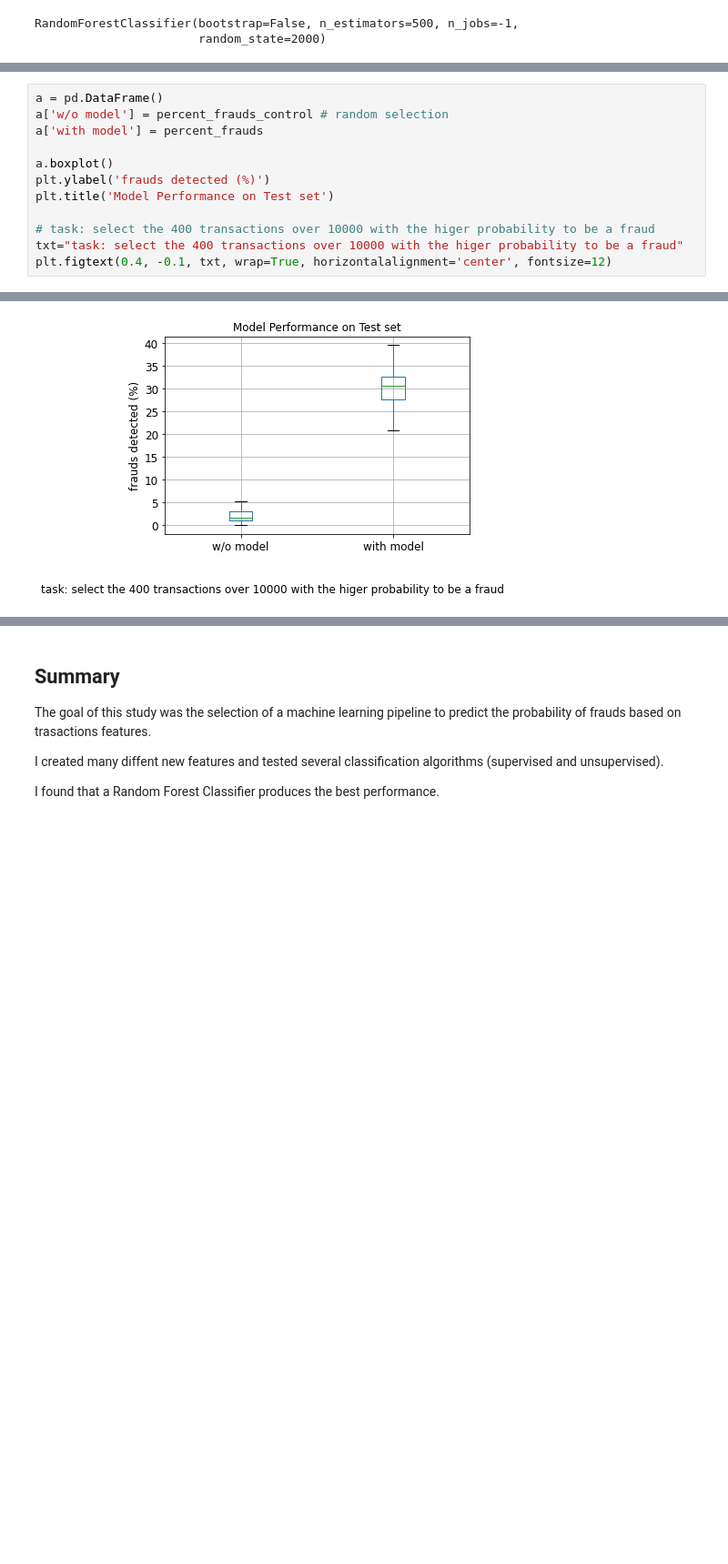
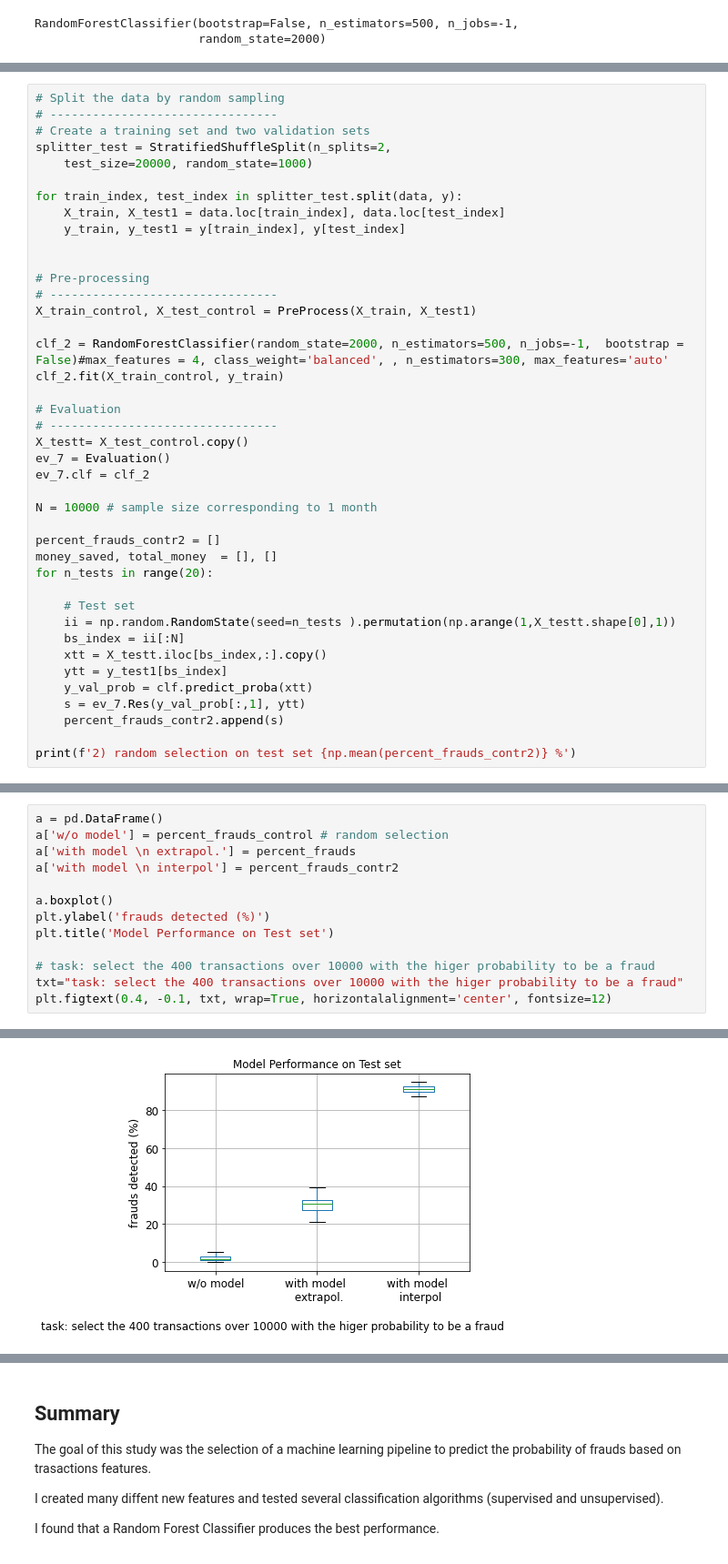
Before and after one commit to GiacomoBenvenuti/Banking_Fraud_Detection, a Jupyter notebook: Fraud_detection_Main.ipynb, the cells around one changed output, grey strips where cells are left out. Shown: that part at 91% size. Drawn from its saved outputs; the diff is of its cells as text; blank space fills up the shorter version.

```diff
--- a/Fraud_detection_Main.ipynb
+++ b/Fraud_detection_Main.ipynb
@@ -1294,0 +1312,41 @@ Average across 20 bootstrapped datasets
+# %%
+# Split the data by random sampling
+# --------------------------------
+# Create a training set and two validation sets
+splitter_test = StratifiedShuffleSplit(n_splits=2,
+    test_size=20000, random_state=1000)
+
+for train_index, test_index in splitter_test.split(data, y):
+    X_train, X_test1 = data.loc[train_index], data.loc[test_index]
+    y_train, y_test1 = y[train_index], y[test_index]
+
+
+# Pre-processing
+# --------------------------------
+X_train_control, X_test_control = PreProcess(X_train, X_test1)
+
+clf_2 = RandomForestClassifier(random_state=2000, n_estimators=500, n_jobs=-1,  bootstrap = False)#max_features = 4, class_weight='balanced', , n_estimators=300, max_features='auto'
+clf_2.fit(X_train_control, y_train)
+
+# Evaluation
+# --------------------------------
+X_testt= X_test_control.copy()
+ev_7 = Evaluation()
+ev_7.clf = clf_2
+
+N = 10000 # sample size corresponding to 1 month
+
+percent_frauds_contr2 = []
+money_saved, total_money  = [], []
+for n_tests in range(20):
+
+    # Test set
+    ii = np.random.RandomState(seed=n_tests ).permutation(np.arange(1,X_testt.shape[0],1))
+    bs_index = ii[:N]
+    xtt = X_testt.iloc[bs_index,:].copy()
+    ytt = y_test1[bs_index]
+    y_val_prob = clf.predict_proba(xtt)
+    s = ev_7.Res(y_val_prob[:,1], ytt)
+    percent_frauds_contr2.append(s)
+
+print(f'2) random selection on test set {np.mean(percent_frauds_contr2)} %')
@@ -1295,15 +1363,16 @@ Average across 20 bootstrapped datasets
 # %%
 a = pd.DataFrame()
 a['w/o model'] = percent_frauds_control # random selection
-a['with model'] = percent_frauds
+a['with model \n extrapol.'] = percent_frauds
+a['with model \n interpol'] = percent_frauds_contr2
 
 a.boxplot()
 plt.ylabel('frauds detected (%)')
 plt.title('Model Performance on Test set')
 
 # task: select the 400 transactions over 10000 with the higer probability to be a fraud
 txt="task: select the 400 transactions over 10000 with the higer probability to be a fraud"
 plt.figtext(0.4, -0.1, txt, wrap=True, horizontalalignment='center', fontsize=12)
 # %% [output]
 Text(0.4, -0.1, 'task: select the 400 transactions over 10000 with the higer probability to be a fraud')
-[figure, old version]
+[figure, new version]
```
Also changed, not shown: parts of 20 cells of this notebook.
